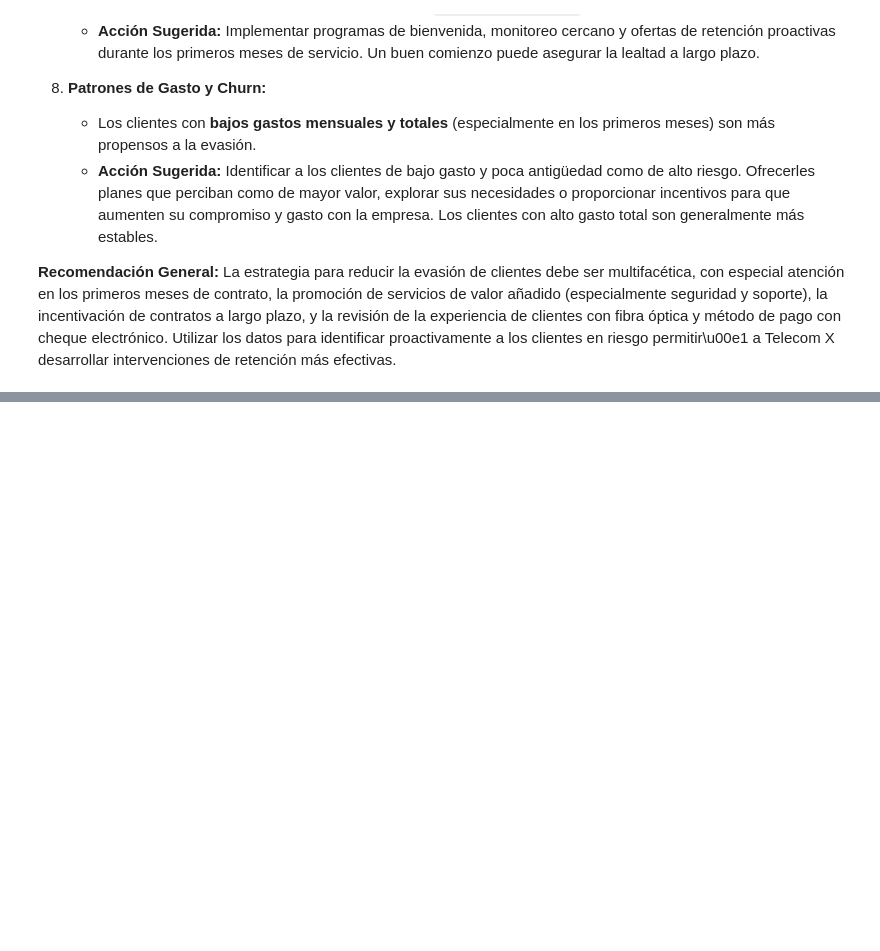
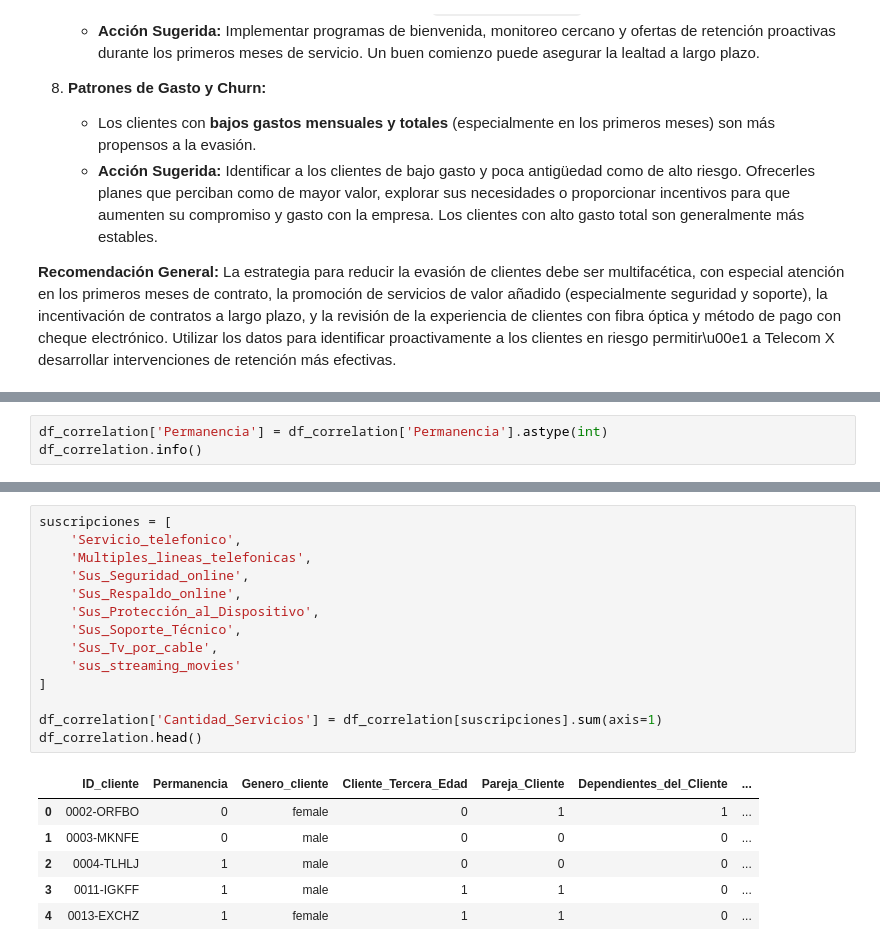
Before and after one commit to CarloR04/Challenge-Telcom_X, a Jupyter notebook: Telcom_X.ipynb, the cells around one changed output, grey strips where cells are left out. Saved outputs shown, nothing was run; the diff lists cells and outputs as text; blank space fills up the shorter version.

```diff
--- a/Telcom_X.ipynb
+++ b/Telcom_X.ipynb
@@ -1901,0 +1918,3 @@ La estrategia para reducir la evasión de clientes debe ser multifacética, con
+# %%
+df_correlation['Permanencia'] = df_correlation['Permanencia'].astype(int)
+df_correlation.info()
@@ -1901,0 +1971,21 @@ La estrategia para reducir la evasión de clientes debe ser multifacética, con
+# %%
+suscripciones = [
+    'Servicio_telefonico',
+    'Multiples_lineas_telefonicas',
+    'Sus_Seguridad_online',
+    'Sus_Respaldo_online',
+    'Sus_Protección_al_Dispositivo',
+    'Sus_Soporte_Técnico',
+    'Sus_Tv_por_cable',
+    'sus_streaming_movies'
+]
+
+df_correlation['Cantidad_Servicios'] = df_correlation[suscripciones].sum(axis=1)
+df_correlation.head()
+# %% [output]
+|  | ID_cliente | Permanencia | Genero_cliente | Cliente_Tercera_Edad | Pareja_Cliente | Dependientes_del_Cliente | ... |
+| 0 | 0002-ORFBO | 0 | female | 0 | 1 | 1 | ... |
+| 1 | 0003-MKNFE | 0 | male | 0 | 0 | 0 | ... |
+| 2 | 0004-TLHLJ | 1 | male | 0 | 0 | 0 | ... |
+| 3 | 0011-IGKFF | 1 | male | 1 | 1 | 0 | ... |
+| 4 | 0013-EXCHZ | 1 | female | 1 | 1 | 0 | ... |
```
Also changed, not shown: parts of 12 cells of this notebook.
